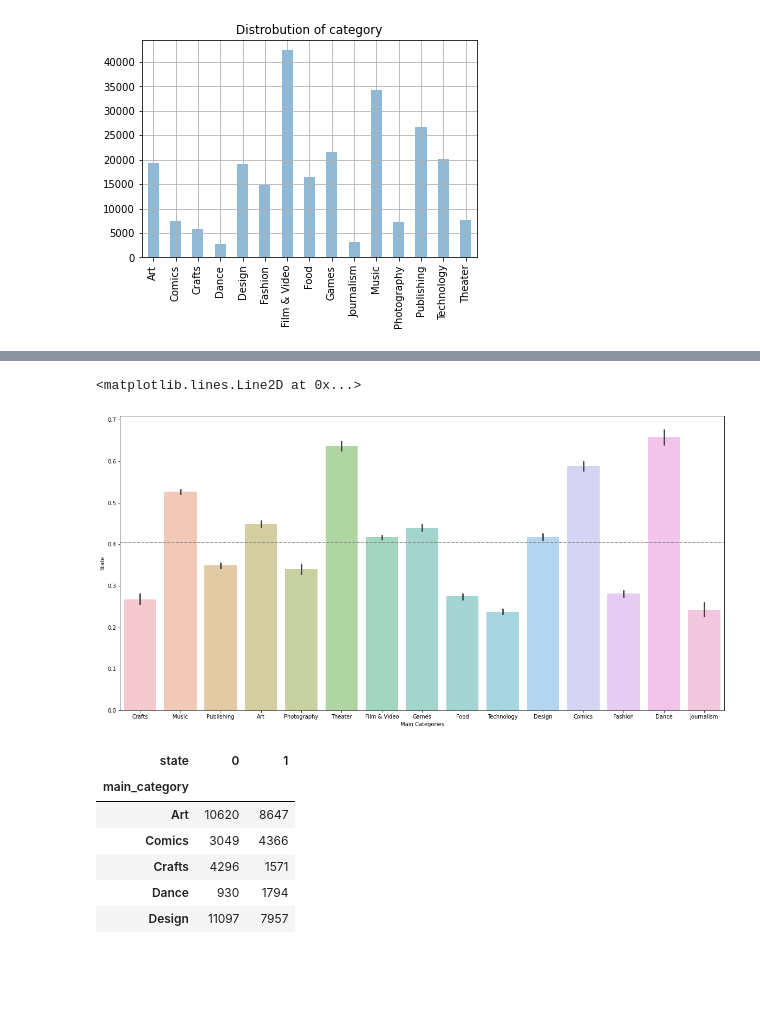
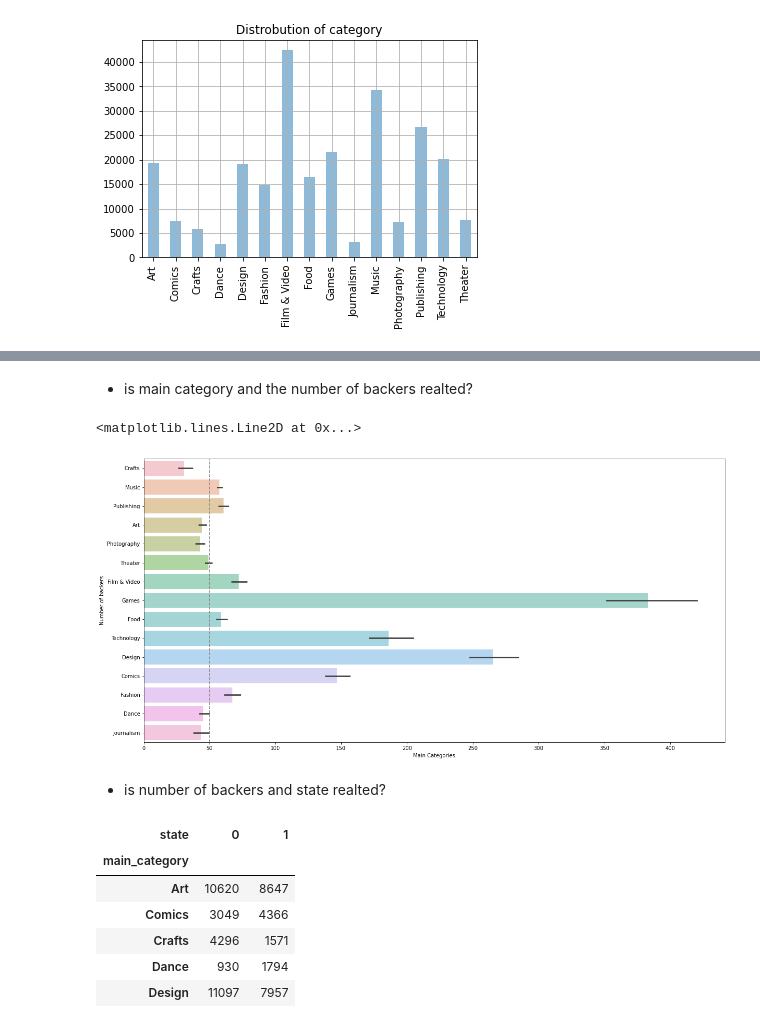
Before and after one commit to davidwederstrandtsr/Xtra_projects, a Jupyter notebook: kickstarter-exercise.ipynb, the cells around one changed output, grey strips where cells are left out. Saved outputs shown, nothing was run; the diff lists cells and outputs as text; code cells hidden in the pictures; blank space fills up the shorter version.

```diff
--- a/kickstarter-exercise.ipynb
+++ b/kickstarter-exercise.ipynb
@@ -316,13 +343,17 @@ plt.grid(b=True, which='major')
+# %% [markdown]
+- is main category and the number of backers realted?
 # %%
 plt.figure(figsize=(20, 10))
 
 survival_rate = train.state.mean()
 
 # for i, feature in enumerate(features):
-sns.barplot('main_category', 'state', data=train, alpha=.5)
-plt.ylabel('State')
+sns.barplot('backers', 'main_category', data=train, alpha=.5)
+plt.ylabel('Number of backers')
 plt.xlabel('Main Categories')
-plt.axhline(survival_rate, ls='--', color='grey')
+plt.axvline(50, ls='--', color='grey')
 # %% [output]
 <matplotlib.lines.Line2D at 0x...>
-[figure, old version]
+[figure, new version]
+# %% [markdown]
+- is number of backers and state realted?
```
Also changed, not shown: parts of 9 cells of this notebook.
